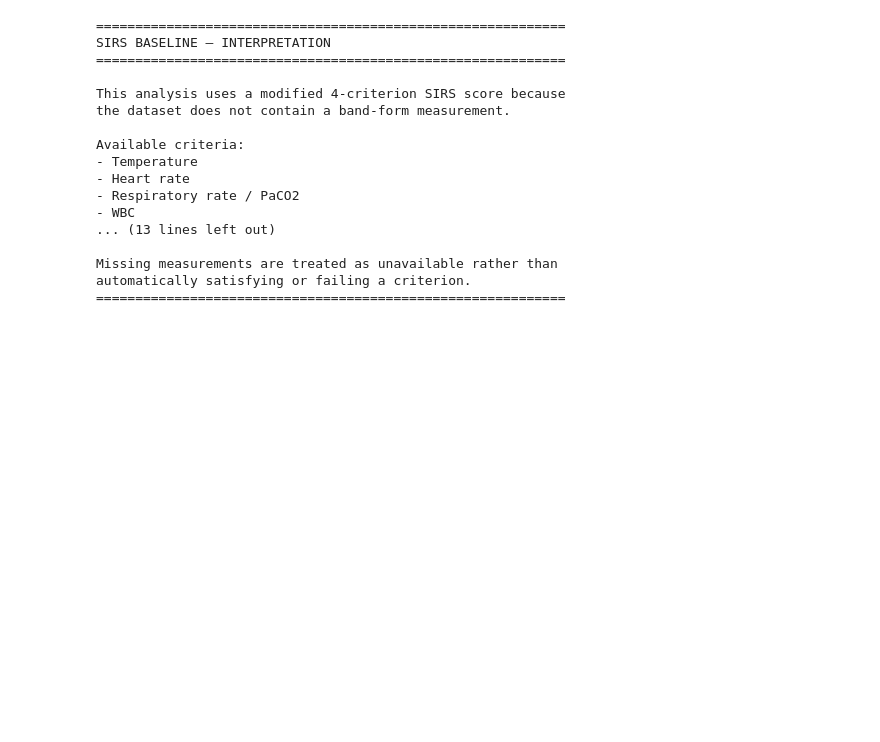
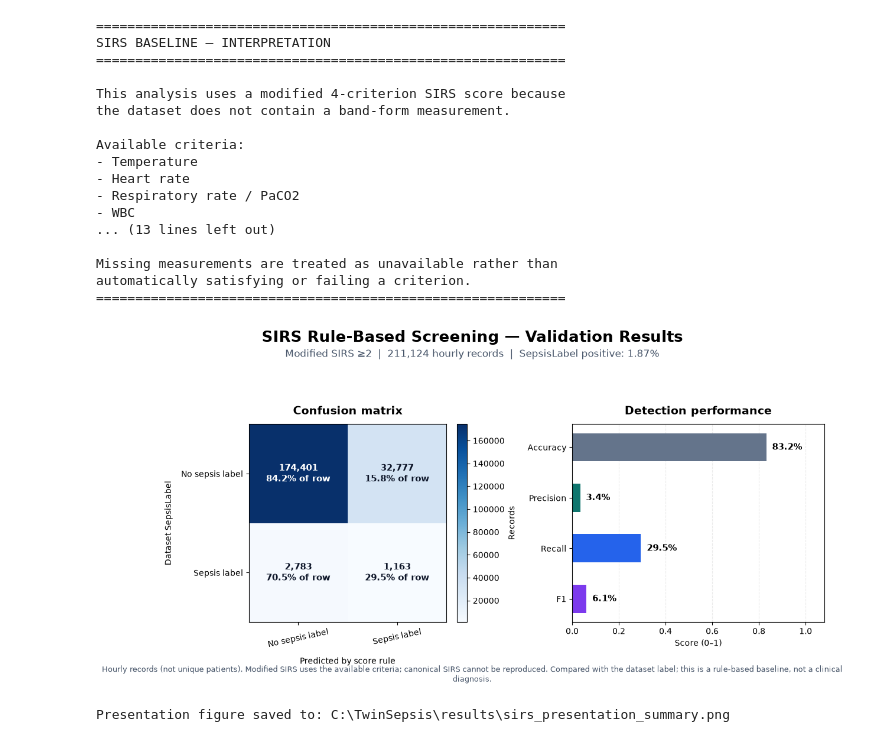
Before and after one commit to Niranjana-menon05/TwinSepsis, a Jupyter notebook: notebooks/07_sirs.ipynb, the cells around one changed output. Cells and saved outputs as stored; diff of their text form; code cells hidden in the pictures; blank space fills up the shorter version.

Commit message:
Add SIRS presentation summary

```diff
--- a/notebooks/07_sirs.ipynb
+++ b/notebooks/07_sirs.ipynb
@@ -1232,3 +1232,18 @@ Available criteria:
 Missing measurements are treated as unavailable rather than
 automatically satisfying or failing a criterion.
 ============================================================
+# %%
+# PRESENTATION SUMMARY — run after the SIRS result cells
+from src.clinical_score_plots import plot_score_summary
+
+plot_score_summary(
+    title="SIRS Rule-Based Screening — Validation Results",
+    rule="Modified SIRS ≥2",
+    metrics=sirs_metrics,
+    confusion_matrix=sirs_cm_df,
+    caveat="Modified SIRS uses the available criteria; canonical SIRS cannot be reproduced.",
+    output_path=RESULTS_DIR / "sirs_presentation_summary.png",
+)
+# %% [output]
+[figure, added]
+Presentation figure saved to: C:\TwinSepsis\results\sirs_presentation_summary.png
```
Also changed, not shown: 1 other file.
